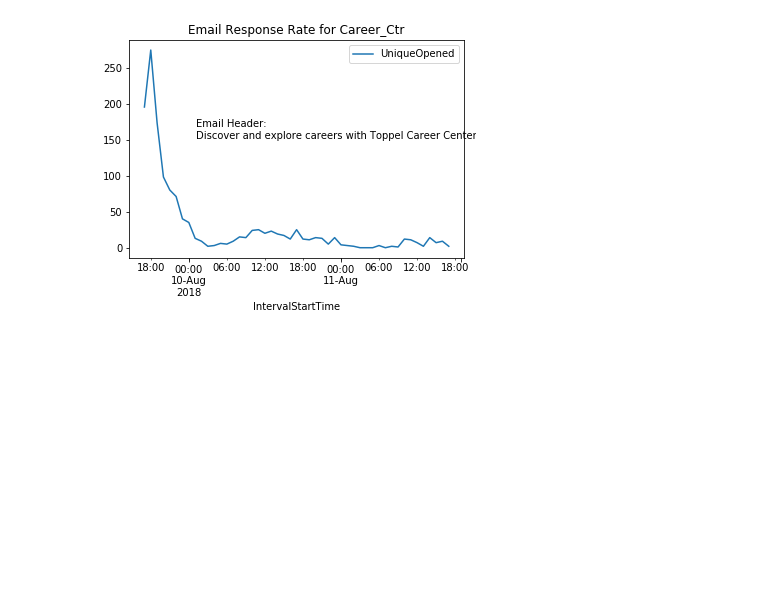
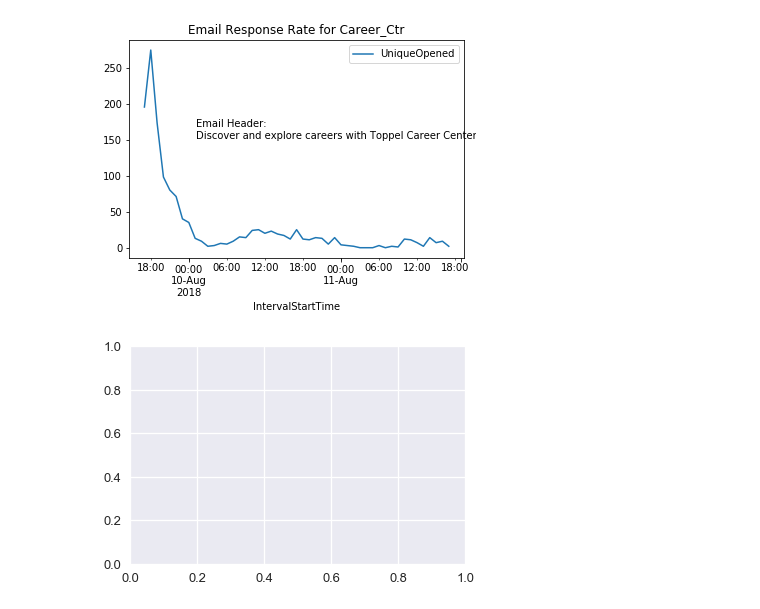
Before and after one commit to EMSA-Analytics/EMAIL, a Jupyter notebook: SF_EMAIL_DEV2.ipynb, the cells around one changed output. Cells and saved outputs as stored; diff of their text form; code cells hidden in the pictures; blank space fills up the shorter version.

```diff
--- a/SF_EMAIL_DEV2.ipynb
+++ b/SF_EMAIL_DEV2.ipynb
@@ -171,4 +185,12 @@ def EMdf(SFR):
     return d
 # %%
 SFR = 'Quest_abt_Money.csv'
+# %%
+sns.set_style('darkgrid')
+sns.set_context('talk')
+color = sns.color_palette("Dark2",6)
+fig = plt.figure()
+ax1 = fig.add_subplot(1,1,1)
+# %% [output]
+[figure, added]
 # %%
```
Also changed, not shown: parts of 4 cells of this notebook.
